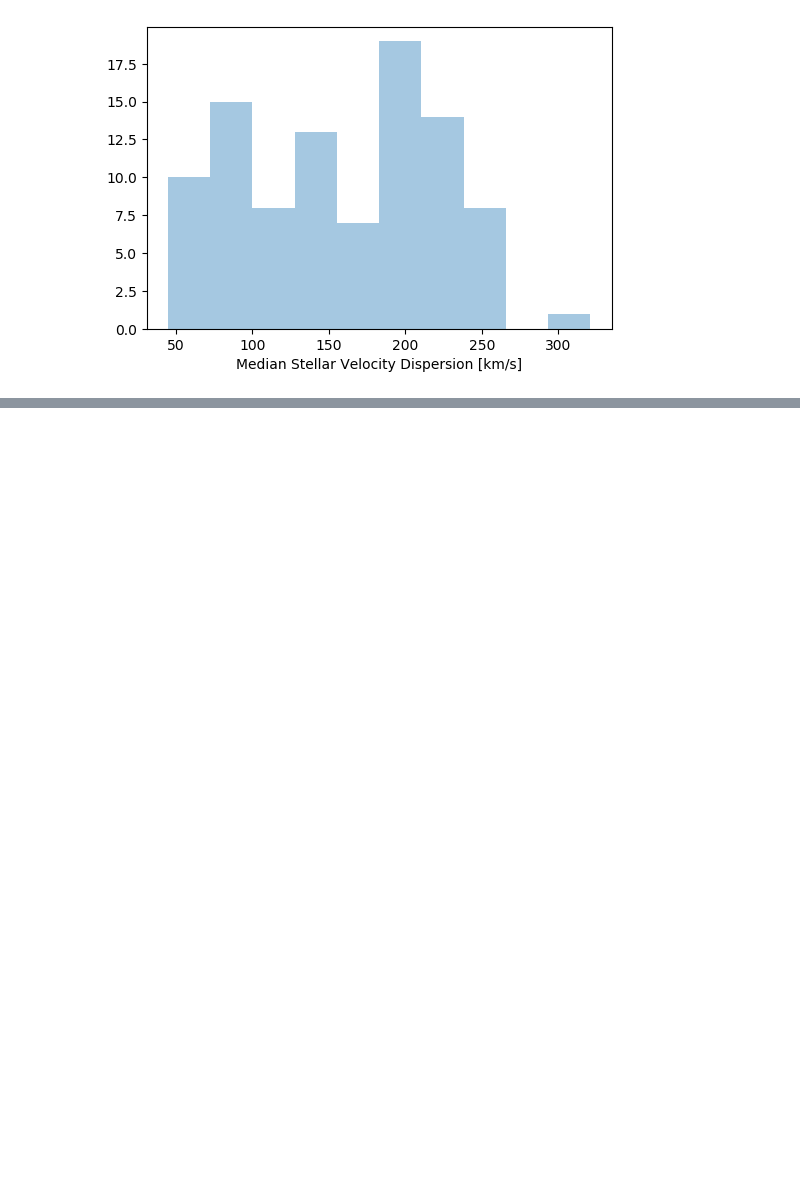
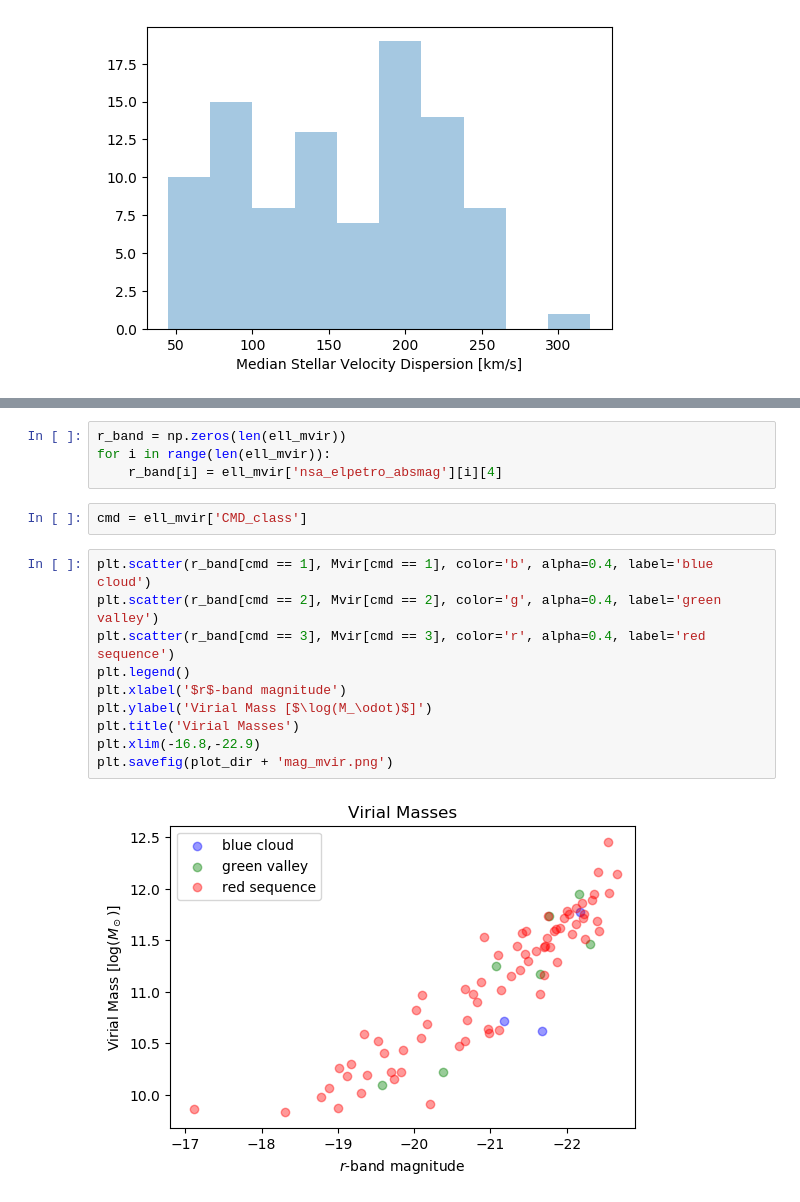
Before and after one commit to kadglass/RotationCurves, a Jupyter notebook: notebooks/elliptical_test.ipynb, the cells around one changed output, grey strips where cells are left out. Saved outputs shown, nothing was run; the diff lists cells and outputs as text; blank space fills up the shorter version.

```diff
--- a/notebooks/elliptical_test.ipynb
+++ b/notebooks/elliptical_test.ipynb
@@ -44,0 +58,18 @@ plt.show()
+# %%
+r_band = np.zeros(len(ell_mvir))
+for i in range(len(ell_mvir)):
+    r_band[i] = ell_mvir['nsa_elpetro_absmag'][i][4]
+# %%
+cmd = ell_mvir['CMD_class']
+# %%
+plt.scatter(r_band[cmd == 1], Mvir[cmd == 1], color='b', alpha=0.4, label='blue cloud')
+plt.scatter(r_band[cmd == 2], Mvir[cmd == 2], color='g', alpha=0.4, label='green valley')
+plt.scatter(r_band[cmd == 3], Mvir[cmd == 3], color='r', alpha=0.4, label='red sequence')
+plt.legend()
+plt.xlabel('$r$-band magnitude')
+plt.ylabel('Virial Mass [$\log(M_\odot)$]')
+plt.title('Virial Masses')
+plt.xlim(-16.8,-22.9)
+plt.savefig(plot_dir + 'mag_mvir.png')
+# %% [output]
+[figure, added]
```
Also changed, not shown: parts of 3 cells of this notebook, 37 other files.
